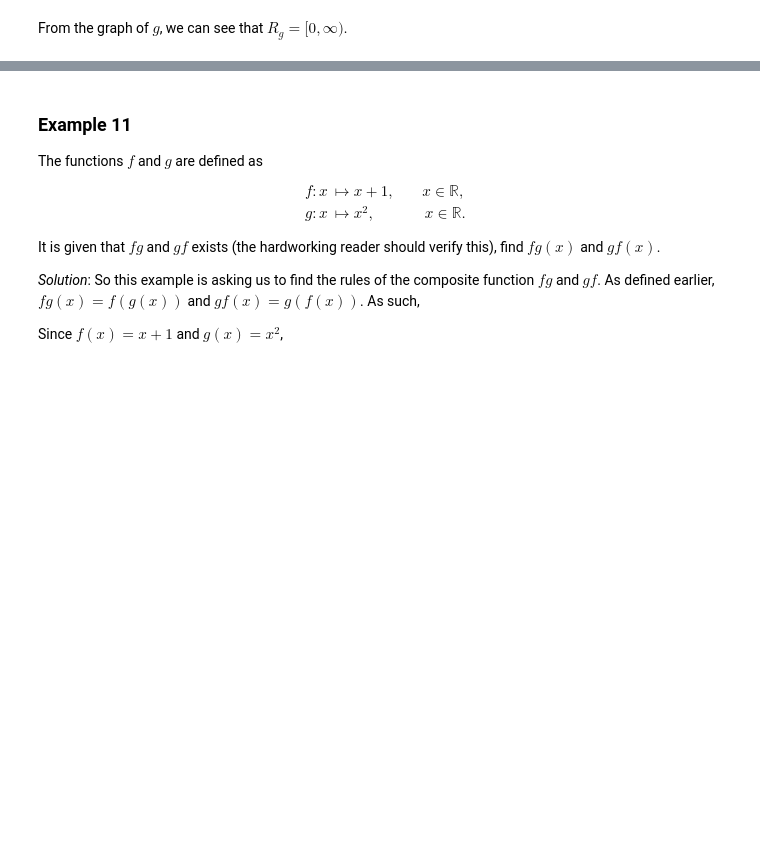
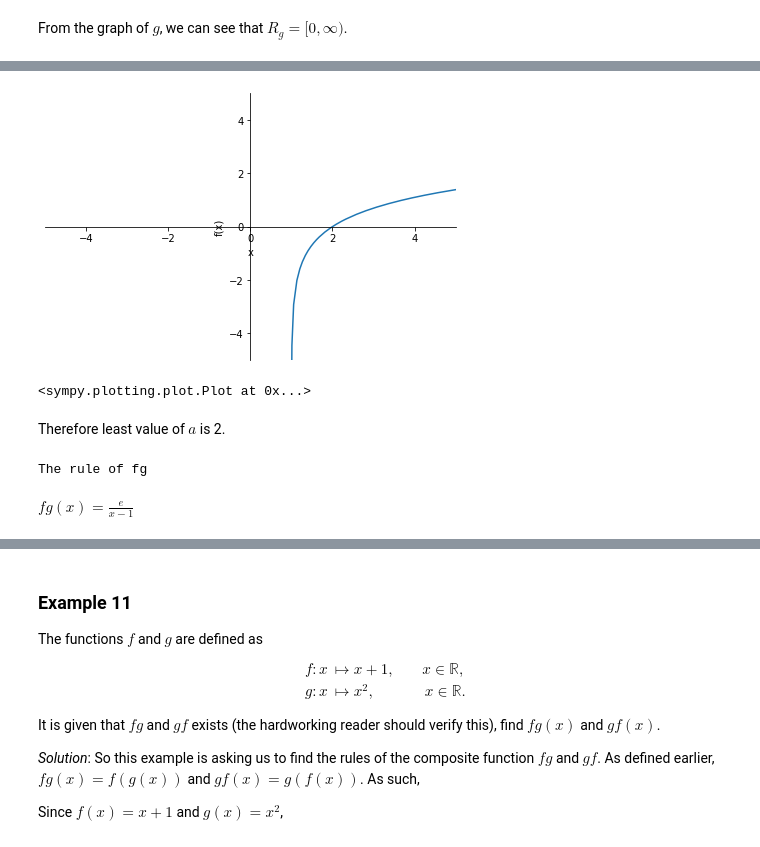
Before and after one commit to beertino/H2_math_w_python, a Jupyter notebook: Notes/Functions.ipynb, the cells around one changed output, grey strips where cells are left out. Drawn from its saved outputs; the diff is of its cells as text; code cells hidden in the pictures; blank space fills up the shorter version.

```diff
--- a/Notes/Functions.ipynb
+++ b/Notes/Functions.ipynb
@@ -781,0 +797,44 @@ However, $-1\notin D_f$ and as such $f(-1)=f(g(1))$ is undefined.
+# %%
+from sympy.calculus.util import *
+
+x = symbols('x')
+
+# We define the function g
+class g(Function):
+    @classmethod
+    def eval(cls, x):
+        return log(x-1)
+
+plot(g(x),xlim=(-5,5),ylim=(-5,5))
+# %% [output]
+[figure, added]
+<sympy.plotting.plot.Plot at 0x...>
+# %% [markdown]
+Therefore least value of $a$ is 2.
+# %%
+from sympy import *
+from IPython.display import Math,display,Latex
+
+# Defining the symbol for the parameters/arguments/input of the functions f,g
+x = symbols('x')
+
+# We define the function f
+class f(Function):
+    @classmethod
+    def eval(cls, x):
+        # the rule of f
+        return exp(1-x)
+
+# We define the function g
+class g(Function):
+    @classmethod
+    def eval(cls, x):
+        # the rule of g
+        return log(x-1)
+
+print('The rule of fg')
+#Compose f(g(x))
+display(Math(f'fg(x)={ latex(f(g(x)))}'))
+# %% [output]
+The rule of fg
+$\displaystyle fg(x)=\frac{e}{x - 1}$
```
Also changed, not shown: parts of 13 cells of this notebook, 1 other file.
